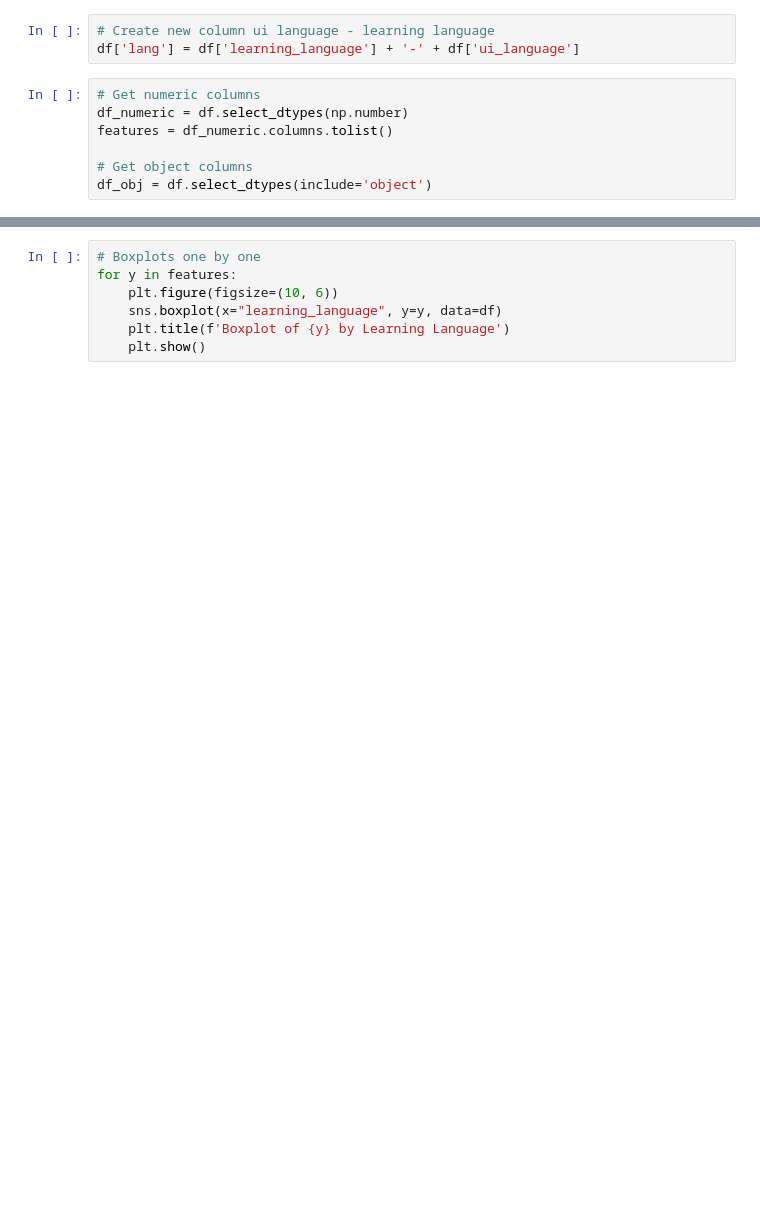
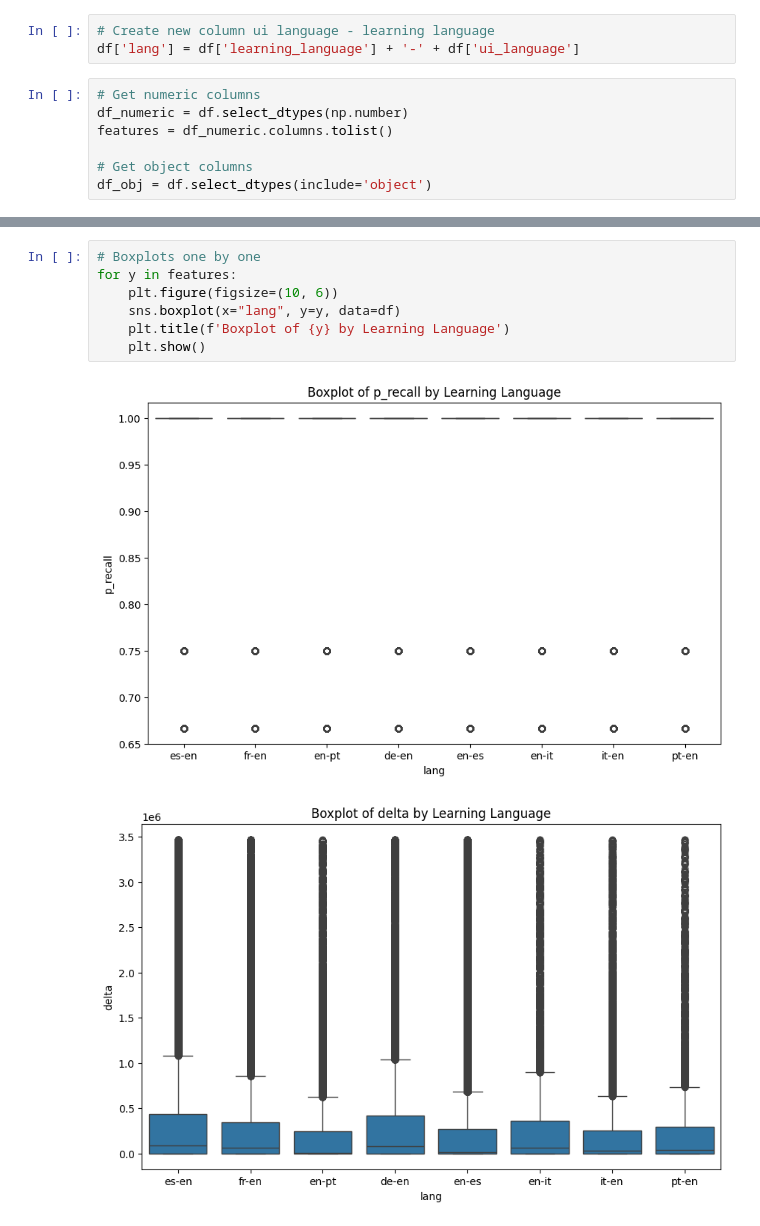
Before and after one commit to juliakubisa/spaced_repetition_algorithm, a Jupyter notebook: notebooks/duolingo_EDA.ipynb, the cells around one changed output, grey strips where cells are left out. Drawn from its saved outputs; the diff is of its cells as text; blank space fills up the shorter version.

```diff
--- a/notebooks/duolingo_EDA.ipynb
+++ b/notebooks/duolingo_EDA.ipynb
@@ -160,7 +315,10 @@ plt.show()
 # %%
 # Boxplots one by one
 for y in features:
     plt.figure(figsize=(10, 6))
-    sns.boxplot(x="learning_language", y=y, data=df)
+    sns.boxplot(x="lang", y=y, data=df)
     plt.title(f'Boxplot of {y} by Learning Language')
     plt.show()
+# %% [output]
+[figure, added]
+[figure, added]
```
Also changed, not shown: parts of 31 cells of this notebook.
